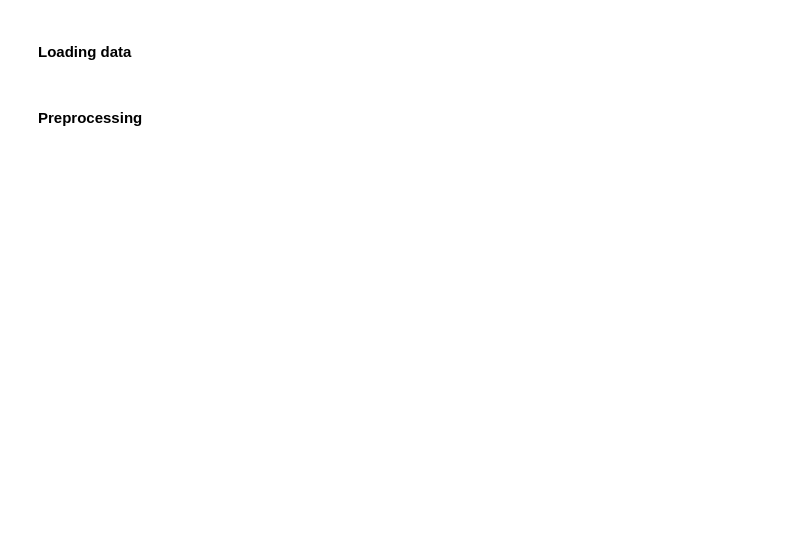
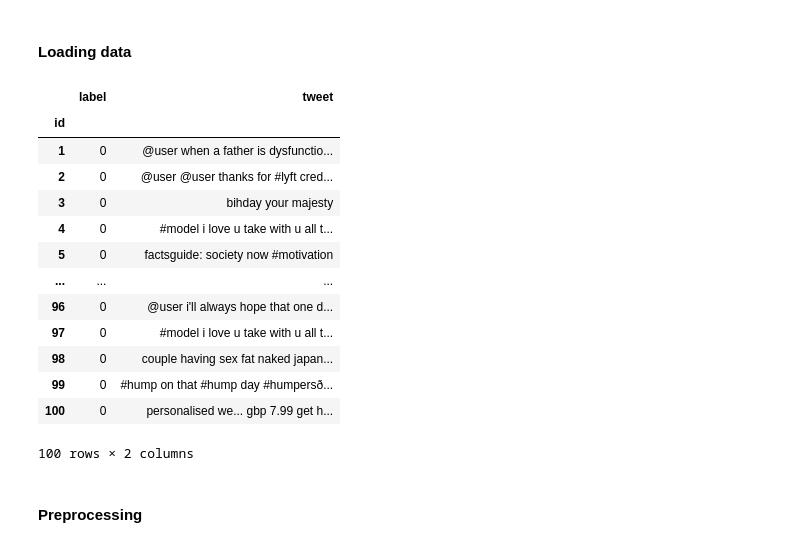
Before and after one commit to TarnishingColors/web_mining_hate-speech-detection, a Jupyter notebook: pipeline.ipynb, the cells around one changed output. Saved outputs shown, nothing was run; the diff lists cells and outputs as text; code cells hidden in the pictures; blank space fills up the shorter version.

```diff
--- a/pipeline.ipynb
+++ b/pipeline.ipynb
@@ -26,4 +16,21 @@ plt.rcParams['figure.facecolor'] = 'white'
 # %% [markdown]
 #### Loading data
 # %%
-data = pd.read_csv('data2.csv', index_col=0)
+data = pd.read_csv('data1.csv', index_col=0)
+# %%
+data.head(100)
+# %% [output]
+|  | label | tweet |
+| id |  |  |
+| 1 | 0 | @user when a father is dysfunctio... |
+| 2 | 0 | @user @user thanks for #lyft cred... |
+| 3 | 0 | bihday your majesty |
+| 4 | 0 | #model i love u take with u all t... |
+| 5 | 0 | factsguide: society now #motivation |
+| ... | ... | ... |
+| 96 | 0 | @user i'll always hope that one d... |
+| 97 | 0 | #model i love u take with u all t... |
+| 98 | 0 | couple having sex fat naked japan... |
+| 99 | 0 | #hump on that #hump day #humpersð... |
+| 100 | 0 | personalised we... gbp 7.99 get h... |
+100 rows × 2 columns
```
Also changed, not shown: parts of 74 cells of this notebook.
